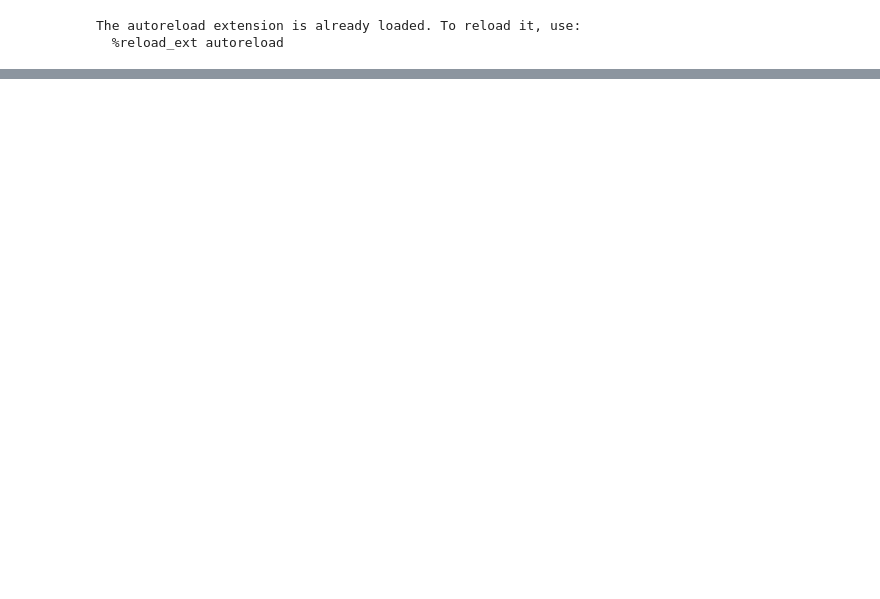
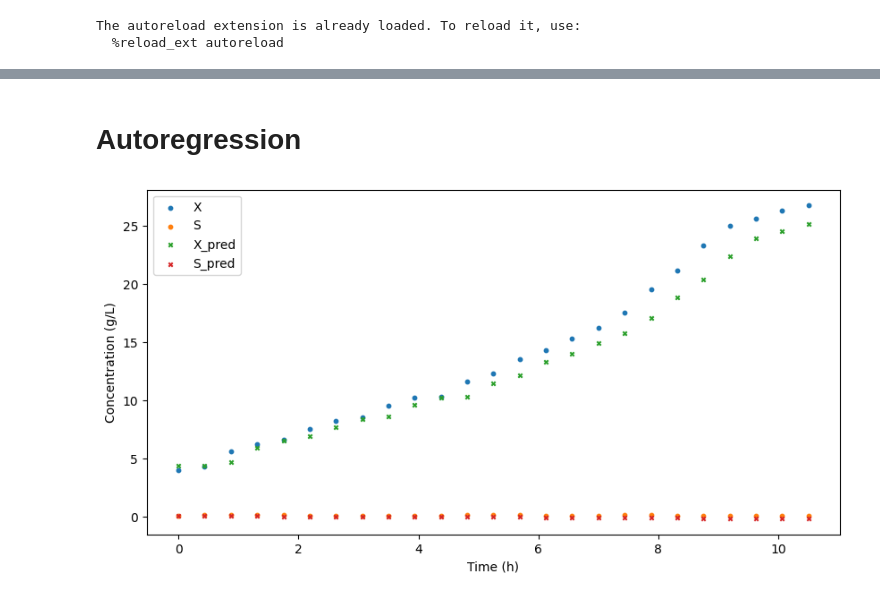
Before and after one commit to costasmexis/dynamic-modeling, a Jupyter notebook: control/Notebook_fedbatch.ipynb, the cells around one changed output, grey strips where cells are left out. Saved outputs shown, nothing was run; the diff lists cells and outputs as text; code cells hidden in the pictures; blank space fills up the shorter version.

```diff
--- a/control/Notebook_fedbatch.ipynb
+++ b/control/Notebook_fedbatch.ipynb
@@ -116,0 +47,2 @@ RuntimeError: Sizes of tensors must match except in dimension 1. Expected size 6
+# %%
+net = main(in_train, out_train, t_start, t_end, Sin, V0, S0, mumax, Ks, Yxs)
@@ -116,0 +72,45 @@ RuntimeError: Sizes of tensors must match except in dimension 1. Expected size 6
+# %% [markdown]
+# Autoregression
+# %%
+from machinelearning_control_fedbatch import numpy_to_tensor
+import torch
+import matplotlib.pyplot as plt
+
+DEVICE = torch.device("cuda" if torch.cuda.is_available() else "cpu")
+
+T_s = full_df['RTime'].iloc[1]
+t_test = numpy_to_tensor(np.array([full_df["RTime"].values]))
+X_test = numpy_to_tensor(np.array([full_df["Biomass"].values]))
+S_test = numpy_to_tensor(np.array([full_df["Glucose"].values]))
+u_test = torch.cat([t_test, X_test, S_test], dim=1)
+x_test = torch.cat([X_test, S_test], dim=1)
+# %%
+X_0 = X_test[0]
+S_0 = S_test[0]
+
+X_preds = []
+S_preds = []
+for i in range(len(u_test)):
+    x_k = net.forward(torch.tensor([T_s, X_0, S_0], dtype=torch.float32).to(DEVICE))
+    X_0 = X_test[i]
+    S_0 = S_test[i]
+    X_preds.append(x_k[0].item())
+    S_preds.append(x_k[1].item())
+# %%
+t_test = t_test.detach().cpu().numpy()
+X_test = X_test.detach().cpu().numpy()
+S_test = S_test.detach().cpu().numpy()
+# %%
+plt.figure(figsize=(10, 5))
+plt.scatter(t_test, X_test, s=10, label="X")
+plt.scatter(t_test, S_test, s=10, label="S")
+
+plt.scatter(t_test, X_preds, s=10, marker='x', label="X_pred")
+plt.scatter(t_test, S_preds, s=10, marker='x', label="S_pred")
+
+plt.xlabel("Time (h)")
+plt.ylabel("Concentration (g/L)")
+plt.legend()
+plt.show()
+# %% [output]
+[figure, added]
```
Also changed, not shown: parts of 11 cells of this notebook, 3 other files.
